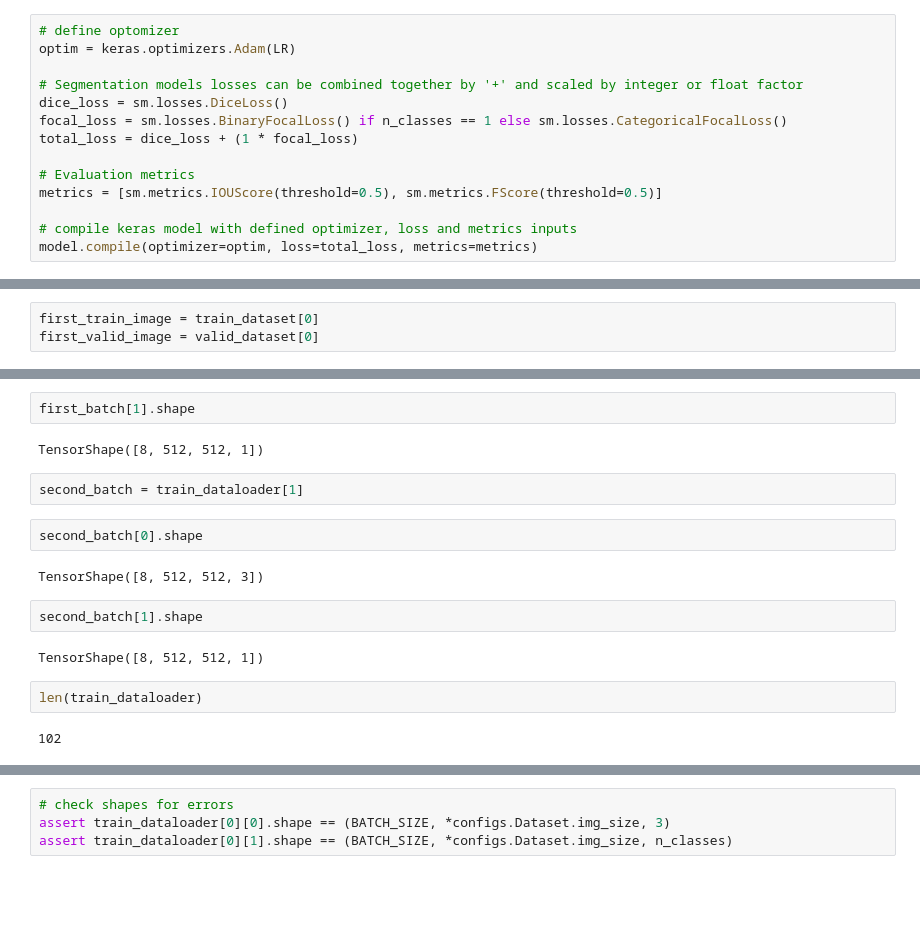
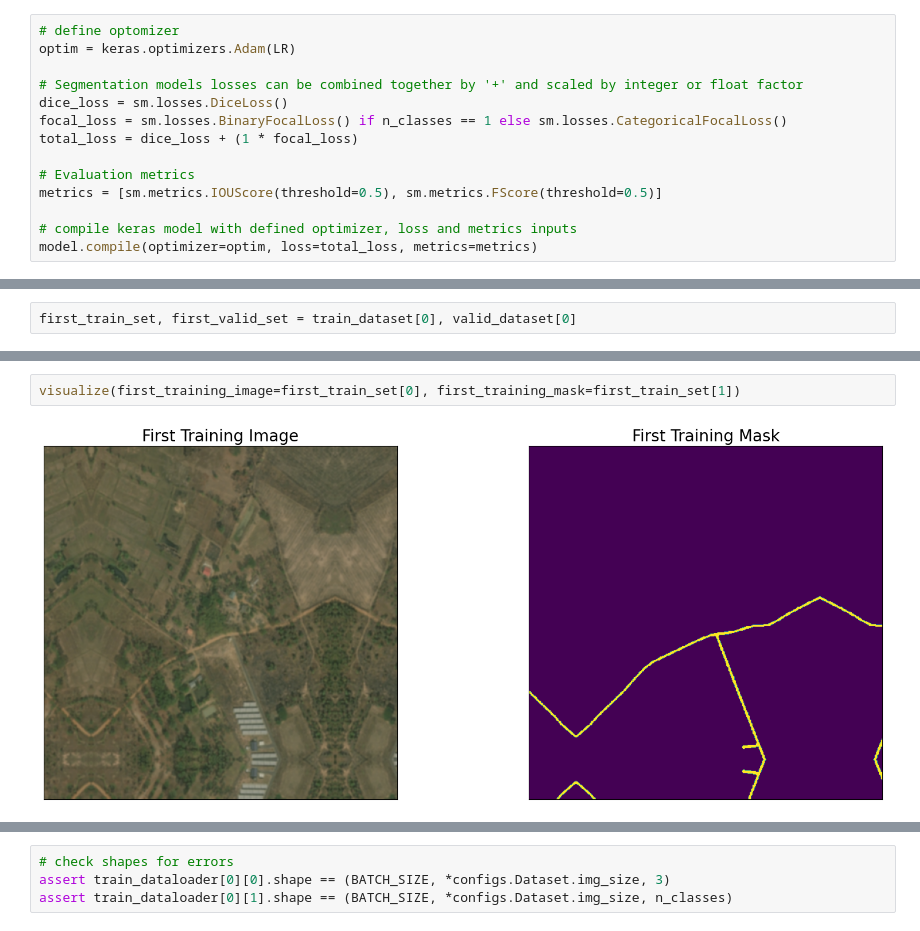
Before and after one commit to sg-peytrignet/deepglobe-road-segmentation, a Jupyter notebook: notebooks/deep-globe-road-segmentation.ipynb, the cells around one changed output, grey strips where cells are left out. Saved outputs shown, nothing was run; the diff lists cells and outputs as text; blank space fills up the shorter version.

```diff
--- a/notebooks/deep-globe-road-segmentation.ipynb
+++ b/notebooks/deep-globe-road-segmentation.ipynb
@@ -241,3 +208,2 @@ INFO:root:Initialized Dataset with 90 samples.
 # %%
-first_train_image = train_dataset[0]
-first_valid_image = valid_dataset[0]
+first_train_set, first_valid_set = train_dataset[0], valid_dataset[0]
@@ -254,18 +210,4 @@ TensorShape([8, 512, 512, 3])
-# %%
-first_batch[1].shape
-# %% [output]
-TensorShape([8, 512, 512, 1])
-# %%
-second_batch = train_dataloader[1]
-# %%
-second_batch[0].shape
-# %% [output]
-TensorShape([8, 512, 512, 3])
-# %%
-second_batch[1].shape
-# %% [output]
-TensorShape([8, 512, 512, 1])
-# %%
-len(train_dataloader)
-# %% [output]
-102
+# %%
+visualize(first_training_image=first_train_set[0], first_training_mask=first_train_set[1])
+# %% [output]
+[figure, added]
```
Also changed, not shown: parts of 18 cells of this notebook.
